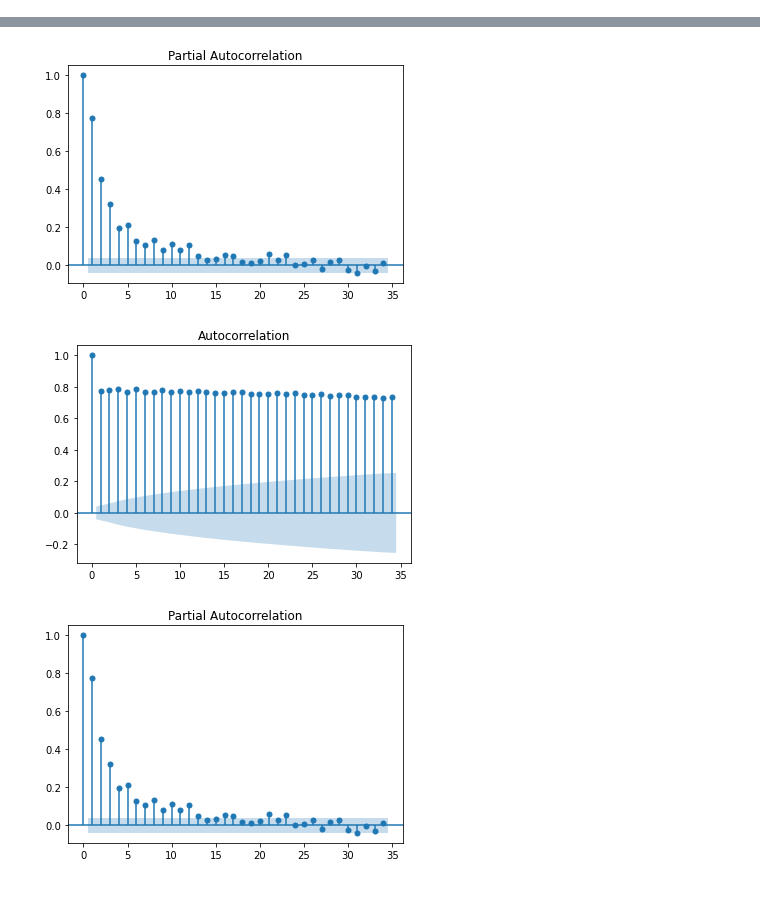
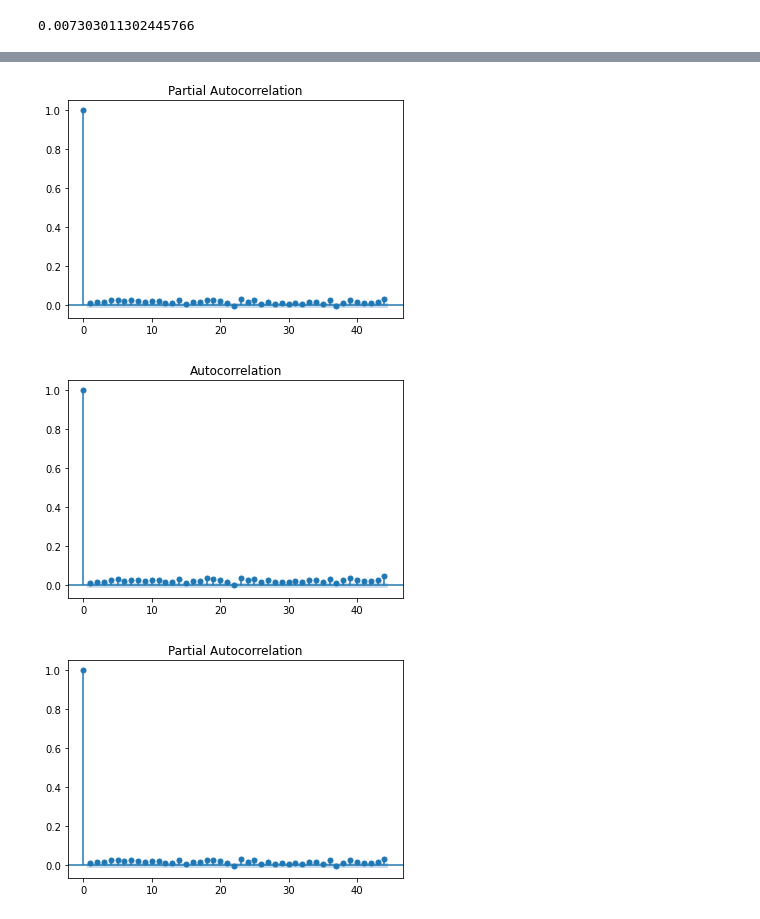
Before and after one commit to macrandrea/RoughVolArtOrArtefact, a Jupyter notebook: OUvolGIT.ipynb, the cells around one changed output, grey strips where cells are left out. Drawn from its saved outputs; the diff is of its cells as text; code cells hidden in the pictures.

```diff
--- a/OUvolGIT.ipynb
+++ b/OUvolGIT.ipynb
@@ -9,7 +9,7 @@ from statsmodels.graphics.tsaplots import plot_acf, plot_pacf
 #23400 realized volatilities
 s=em.gbm_expOU(100,1,23400)
 r2=em.calcolaRendimenti(s[0],len(s[0]))
-f=em.realVol(r2,10,23400)
+f=em.realVol(r2,1,23400) #sotto i 5 minuti per vedere errore di microstruttura
 diff=np.zeros(len(f))
 for i in range(len(f)):
     diff[i]=(s[1][i]-f[i])
@@ -45,10 +45,15 @@ plot_acf(d)
+# %%
+f.mean()
+s[1].mean()
+# %% [output]
+0.007303011302445766
 # %%
 #23400 realized volatilities
 xx=[x for x in range(len(f))]
 z=s[1].reshape(-1,10).mean(axis=1)
 fig, axs = plt.subplots(3,figsize=(15,15))
 fig.suptitle('sigma_t and RV_t: their differences')
-axs[0].plot(xx,f,xx,z[:-1])
+axs[0].plot(xx,f,xx,s[1][:-1])
 axs[1].plot(s[1])
 axs[2].plot(diff)
 
@@ -60,3 +65,3 @@ plot_pacf(diff)
-[figure, old version]
+[figure, new version]
-[figure, old version]
+[figure, new version]
-[figure, old version]
+[figure, new version]
```
Also changed, not shown: parts of 3 cells of this notebook, 7 other files.
